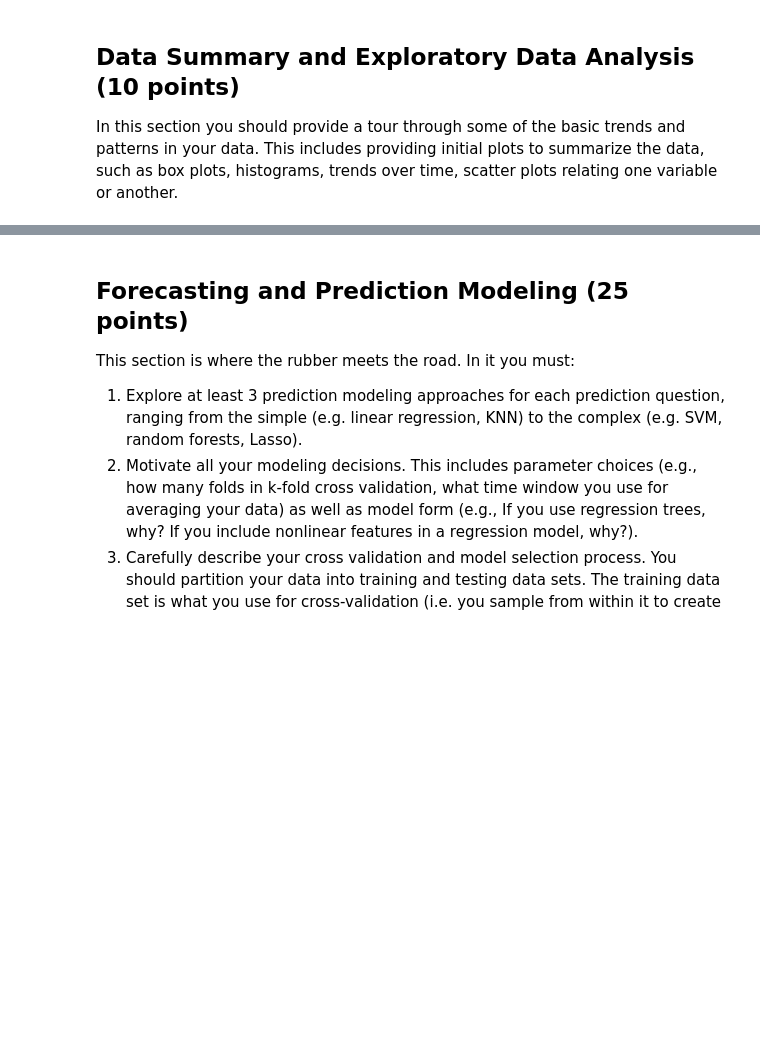
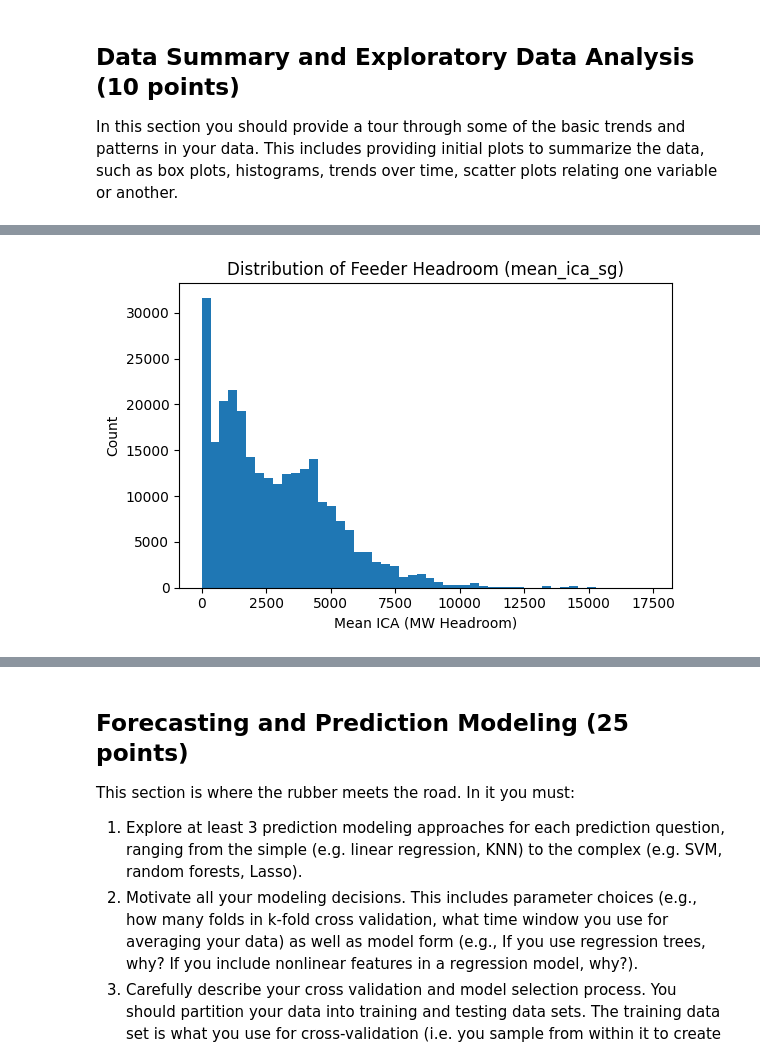
Before and after one commit to Brookeeichen/Predicted-Feeder-Congestion, a Jupyter notebook: FinalProjectTemplate_2025.ipynb, the cells around one changed output, grey strips where cells are left out. Saved outputs shown, nothing was run; the diff lists cells and outputs as text; code cells hidden in the pictures; blank space fills up the shorter version.

```diff
--- a/FinalProjectTemplate_2025.ipynb
+++ b/FinalProjectTemplate_2025.ipynb
@@ -342,0 +390,12 @@ In this section you should provide a tour through some of the basic trends and p
+# %%
+df = pd.read_csv("outputs/feeder_features_cleaned.csv")
+
+plt.figure(figsize=(6,4))
+plt.hist(df["mean_ica_sg"].dropna(), bins=50)
+plt.xlabel("Mean ICA (MW Headroom)")
+plt.ylabel("Count")
+plt.title("Distribution of Feeder Headroom (mean_ica_sg)")
+plt.tight_layout()
+plt.show()
+# %% [output]
+[figure, added]
```
Also changed, not shown: parts of 12 cells of this notebook.
